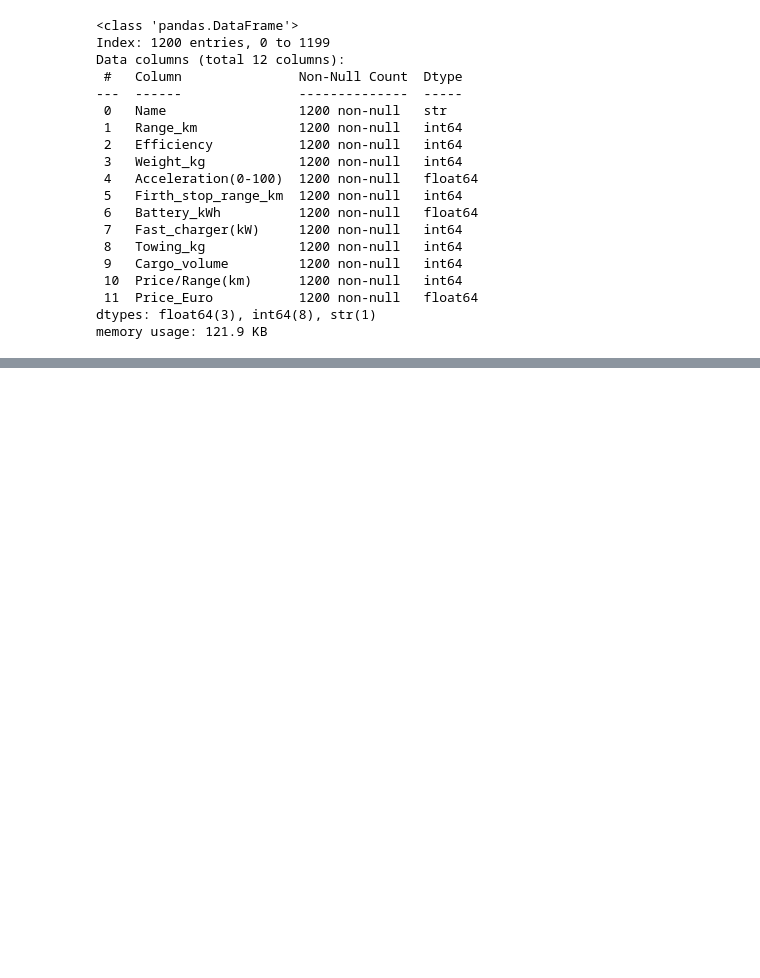
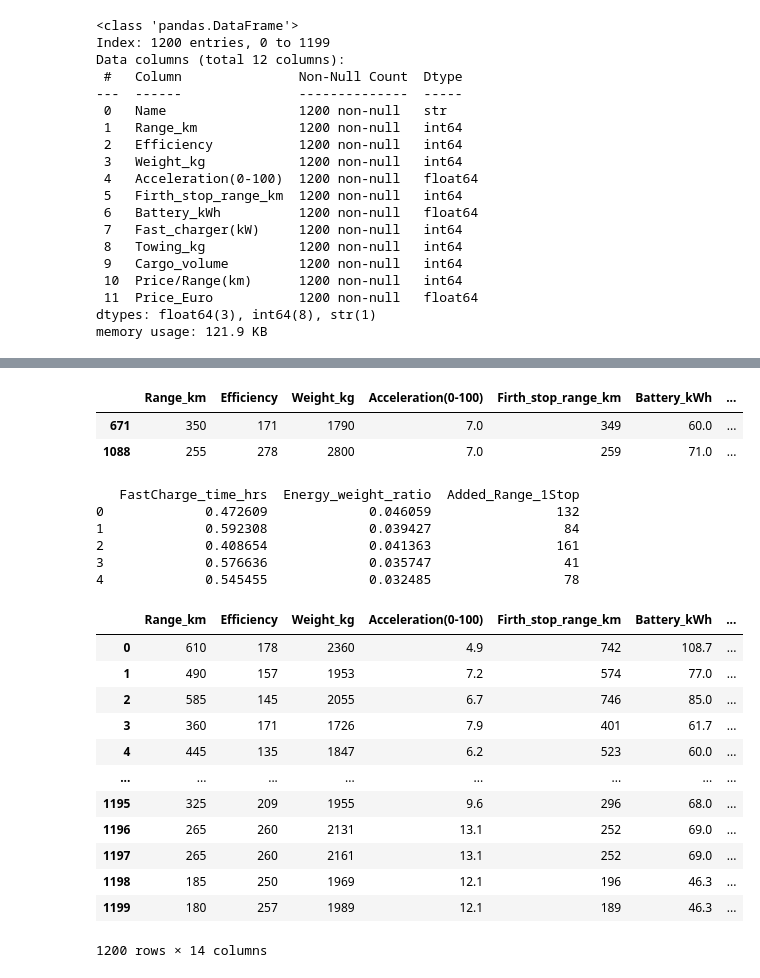
Before and after one commit to bunyod123/Modular_Programming_Projects, a Jupyter notebook: finalProject/notebooks/data_cheking.ipynb, the cells around one changed output, grey strips where cells are left out. Cells and saved outputs as stored; diff of their text form; code cells hidden in the pictures; blank space fills up the shorter version.

```diff
--- a/finalProject/notebooks/data_cheking.ipynb
+++ b/finalProject/notebooks/data_cheking.ipynb
@@ -123,6 +123,12 @@ path = r"C:\Users\bunyo\OneDrive\Desktop\AI_Course\ModularProgramProjects\finalP
 
 full_data_path = os.path.join(path,"cleaned_raw_data.csv")
 new_df.to_csv(full_data_path, index = False)
+# %%
+import pandas as pd
+import numpy as np
+df = pd.read_csv(r"C:\Users\bunyo\OneDrive\Desktop\AI_Course\ModularProgramProjects\finalProject\data\raw_data\cleaned_raw_data.csv")
+# %%
+new_df = df.drop('Name',axis=1)
 # %%
 new_df.corrwith(df['Price_Euro']).sort_values(ascending=False)
 # %% [output]
@@ -129,0 +147,55 @@ ValueError: could not convert string to float: 'BMW iX3 50 xDrive'
+# %%
+new_df.sample(2)
+# %% [output]
+|  | Range_km | Efficiency | Weight_kg | Acceleration(0-100) | Firth_stop_range_km | Battery_kWh | ... |
+| 671 | 350 | 171 | 1790 | 7.0 | 349 | 60.0 | ... |
+| 1088 | 255 | 278 | 2800 | 7.0 | 259 | 71.0 | ... |
+# %%
+# new_df['FastCharge_time_hrs'] = new_df['Battery_kWh'] / new_df['Fast_charger(kW)']
+# new_df['Energy_weight_ratio'] = new_df['Battery_kWh'] / new_df['Weight_kg']
+# new_df['Added_Range_1Stop'] = new_df['Firth_stop_range_km'] - new_df['Range_km']
+
+import pandas as pd
+import numpy as np
+
+# Sizning kodingizni xavfsiz holatga keltirilgan varianti:
+
+# 1. Tez zaryadlash vaqti (soatlarda).
+# Agar Fast_charger(kW) 0 bo'lsa, xato bermasligi uchun 0 yoki NaN qiymat beramiz (bu yerda 0 qoldirdik)
+new_df['FastCharge_time_hrs'] = np.where(
+    new_df['Fast_charger(kW)'] > 0,
+    new_df['Battery_kWh'] / new_df['Fast_charger(kW)'],
+    0 # Yoki xohlasangiz np.nan qo'yishingiz mumkin
+)
+
+# 2. Energiya va vazn nisbati (Katta harflar to'g'rilandi)
+new_df['Energy_weight_ratio'] = new_df['Battery_kWh'] / new_df['Weight_kg']
+
+# 3. Birinchi to'xtashda qo'shilgan masofa
+new_df['Added_Range_1Stop'] = new_df['Firth_stop_range_km'] - new_df['Range_km']
+
+# Natijani tekshirish
+print(new_df[['FastCharge_time_hrs', 'Energy_weight_ratio', 'Added_Range_1Stop']].head())
+# %% [output]
+   FastCharge_time_hrs  Energy_weight_ratio  Added_Range_1Stop
+0             0.472609             0.046059                132
+1             0.592308             0.039427                 84
+2             0.408654             0.041363                161
+3             0.576636             0.035747                 41
+4             0.545455             0.032485                 78
+# %%
+new_df
+# %% [output]
+|  | Range_km | Efficiency | Weight_kg | Acceleration(0-100) | Firth_stop_range_km | Battery_kWh | ... |
+| 0 | 610 | 178 | 2360 | 4.9 | 742 | 108.7 | ... |
+| 1 | 490 | 157 | 1953 | 7.2 | 574 | 77.0 | ... |
+| 2 | 585 | 145 | 2055 | 6.7 | 746 | 85.0 | ... |
+| 3 | 360 | 171 | 1726 | 7.9 | 401 | 61.7 | ... |
+| 4 | 445 | 135 | 1847 | 6.2 | 523 | 60.0 | ... |
+| ... | ... | ... | ... | ... | ... | ... | ... |
+| 1195 | 325 | 209 | 1955 | 9.6 | 296 | 68.0 | ... |
+| 1196 | 265 | 260 | 2131 | 13.1 | 252 | 69.0 | ... |
+| 1197 | 265 | 260 | 2161 | 13.1 | 252 | 69.0 | ... |
+| 1198 | 185 | 250 | 1969 | 12.1 | 196 | 46.3 | ... |
+| 1199 | 180 | 257 | 1989 | 12.1 | 189 | 46.3 | ... |
+1200 rows × 14 columns
```
Also changed, not shown: parts of 7 cells of this notebook, 2 other files.
